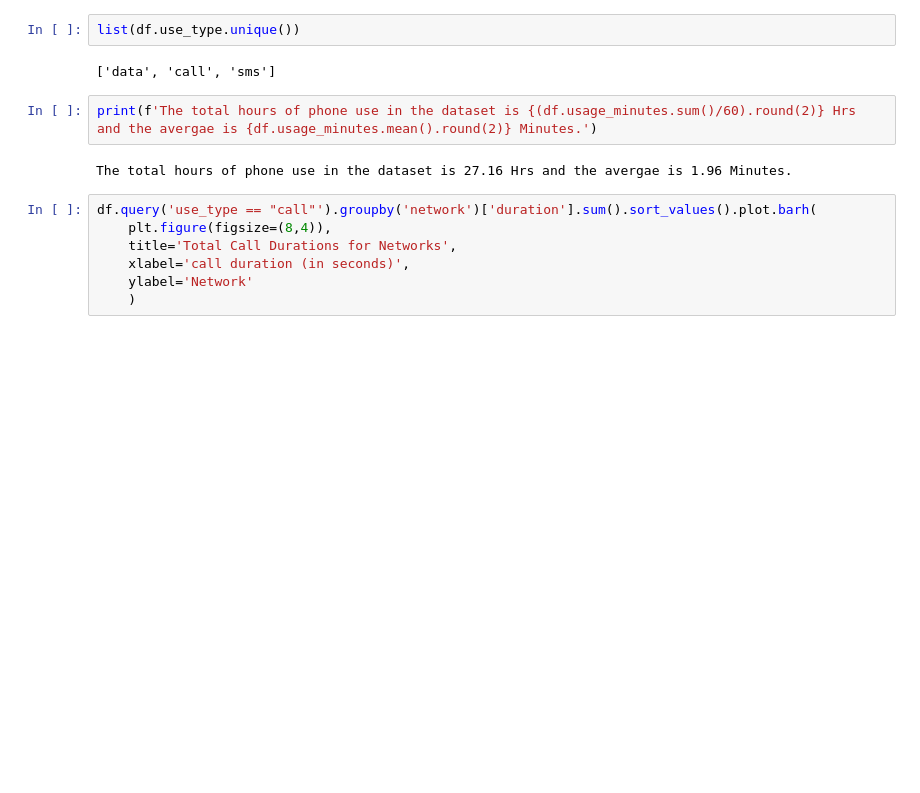
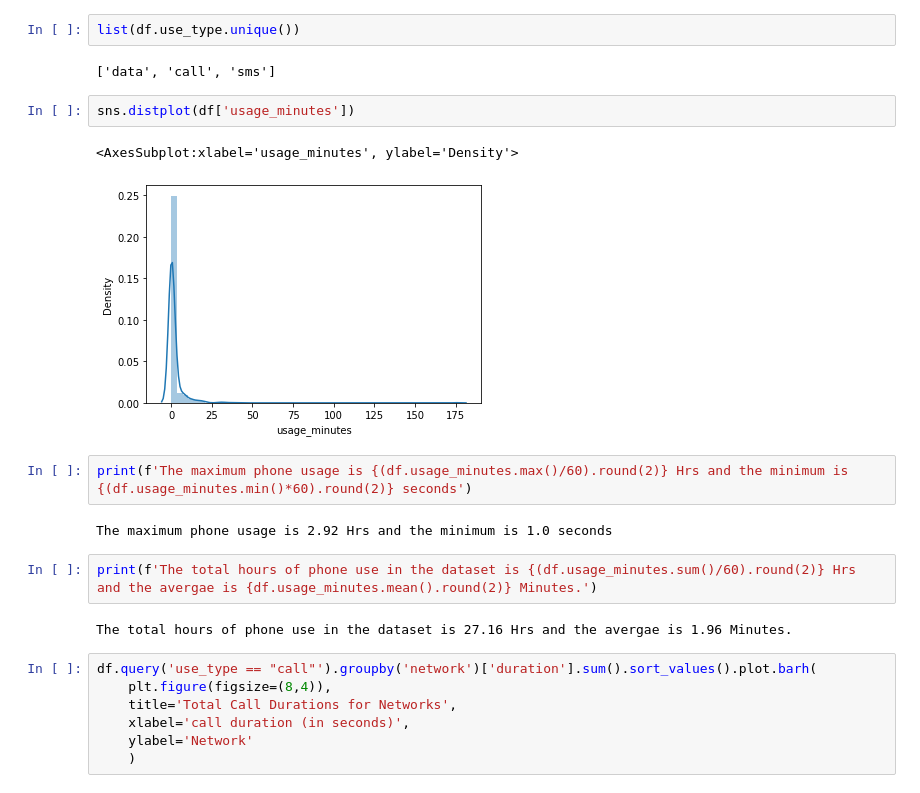
Before and after one commit to WayneNyariroh/weekly_practice, a Jupyter notebook: 15_11_22/15-11-22_phone_data_analysis.ipynb, the cells around one changed output. Saved outputs shown, nothing was run; the diff lists cells and outputs as text; blank space fills up the shorter version.

```diff
--- a/15_11_22/15-11-22_phone_data_analysis.ipynb
+++ b/15_11_22/15-11-22_phone_data_analysis.ipynb
@@ -106,6 +106,15 @@ dtype: int64
 list(df.use_type.unique())
 # %% [output]
 ['data', 'call', 'sms']
+# %%
+sns.distplot(df['usage_minutes'])
+# %% [output]
+<AxesSubplot:xlabel='usage_minutes', ylabel='Density'>
+[figure, added]
+# %%
+print(f'The maximum phone usage is {(df.usage_minutes.max()/60).round(2)} Hrs and the minimum is {(df.usage_minutes.min()*60).round(2)} seconds')
+# %% [output]
+The maximum phone usage is 2.92 Hrs and the minimum is 1.0 seconds
 # %%
 print(f'The total hours of phone use in the dataset is {(df.usage_minutes.sum()/60).round(2)} Hrs and the avergae is {df.usage_minutes.mean().round(2)} Minutes.')
 # %% [output]
```
Also changed, not shown: parts of 14 cells of this notebook, 1 other file.
